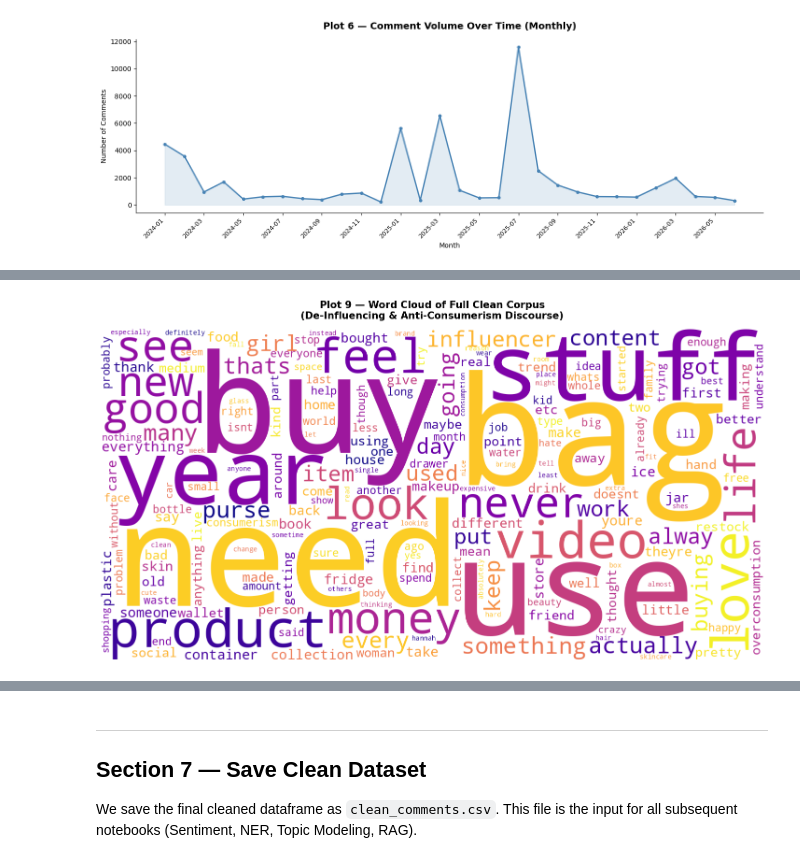
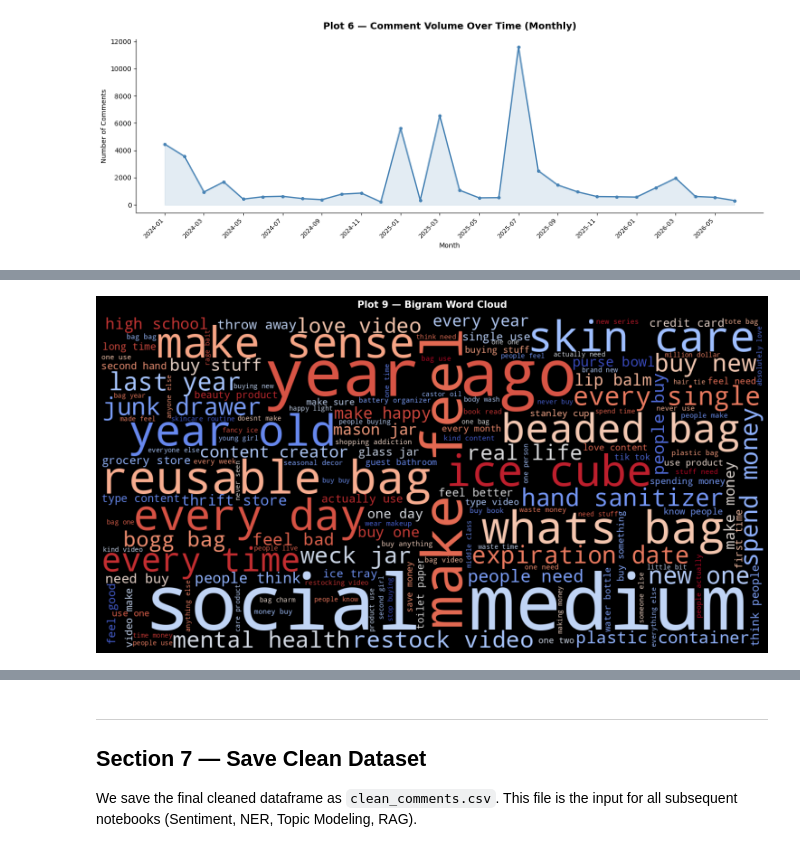
Before and after one commit to sadhgunavarshinie17/csci370-project, a Jupyter notebook: Notebook2_DataCleaning_EDA.ipynb, the cells around one changed output, grey strips where cells are left out. Cells and saved outputs as stored; diff of their text form; code cells hidden in the pictures.

Commit message:
Refine stop words and replace unigram with bigram analysis; update dataset and add EDA plots

```diff
--- a/Notebook2_DataCleaning_EDA.ipynb
+++ b/Notebook2_DataCleaning_EDA.ipynb
@@ -208,12 +208,15 @@ stop_words  = set(stopwords.words('english'))
 # Domain-specific stopwords: extremely common in YouTube comment culture
 # but carry no topical signal for de-influencing discourse
 domain_stopwords = {
-    'like', 'just', 'really', 'video', 'watch', 'watching',
-    'also', 'even', 'would', 'could', 'think', 'know',
-    'people', 'get', 'one', 'time', 'make', 'want',
-    'im', 'ive', 'dont', 'cant', 'didnt', 'wont',
     'yeah', 'ok', 'okay', 'lol', 'omg', 'literally',
-    'thing', 'things', 'way', 'lot', 'much', 'still'
+    'video', 'watch', 'watching',
+    'like', 'just', 'really', 'also', 'even',
+    'would', 'could', 'still', 'much', 'lot',
+    'im', 'ive',
+    'dont', 'cant', 'didnt', 'wont',
+    'get', 'want', 'going', 'got', 'said', 'say',
+    'see', 'come', 'give', 'look', 'take', 'put', 'go',
+    'thing', 'things', 'way', 'many', 'back'
 }
 stop_words.update(domain_stopwords)
 
@@ -610,27 +606,29 @@ Top 20 words:
 # %%
-# ── Plot 10: Word cloud ──────────────────────────────────────────────────────
-# Provides an immediate qualitative visual of the dominant vocabulary.
-
-corpus_text = ' '.join(df['clean_text'])
+# ── Plot 10: Bigram Word Cloud ────────────────────────────────────────────────
+# Visual summary of dominant bigram vocabulary across the corpus.
+bigram_display = {' '.join(bg): count for bg, count in bigram_freq.most_common(150)}
 
 wordcloud = WordCloud(
     width=1400, height=700,
-    background_color='white',
-    colormap='plasma',
-    max_words=200,
-    collocations=False
-).generate(corpus_text)
+    background_color='black',
+    colormap='coolwarm',
+    max_words=150,
+    collocations=False,
+    prefer_horizontal=0.85
+).generate_from_frequencies(bigram_display)
 
 fig, ax = plt.subplots(figsize=(16, 8))
 ax.imshow(wordcloud, interpolation='bilinear')
 ax.axis('off')
-ax.set_title('Plot 9 \u2014 Word Cloud of Full Clean Corpus\n(De-Influencing & Anti-Consumerism Discourse)',
-             fontsize=15, fontweight='bold', pad=15)
+ax.set_title('Plot 9 — Bigram Word Cloud', fontsize=15, fontweight='bold',
+             pad=15, color='white')
+fig.patch.set_facecolor('black')
 plt.tight_layout()
-plt.savefig('eda_09_wordcloud.png', dpi=150, bbox_inches='tight')
+plt.savefig('eda_09_bigram_wordcloud.png', dpi=150, bbox_inches='tight',
+            facecolor='black')
 plt.show()
 # %% [output]
-[figure, old version]
+[figure, new version]
 # %% [markdown]
 ## Section 6 — EDA Summary & Key Findings
 
```
Also changed, not shown: parts of 14 cells of this notebook, 10 other files.
